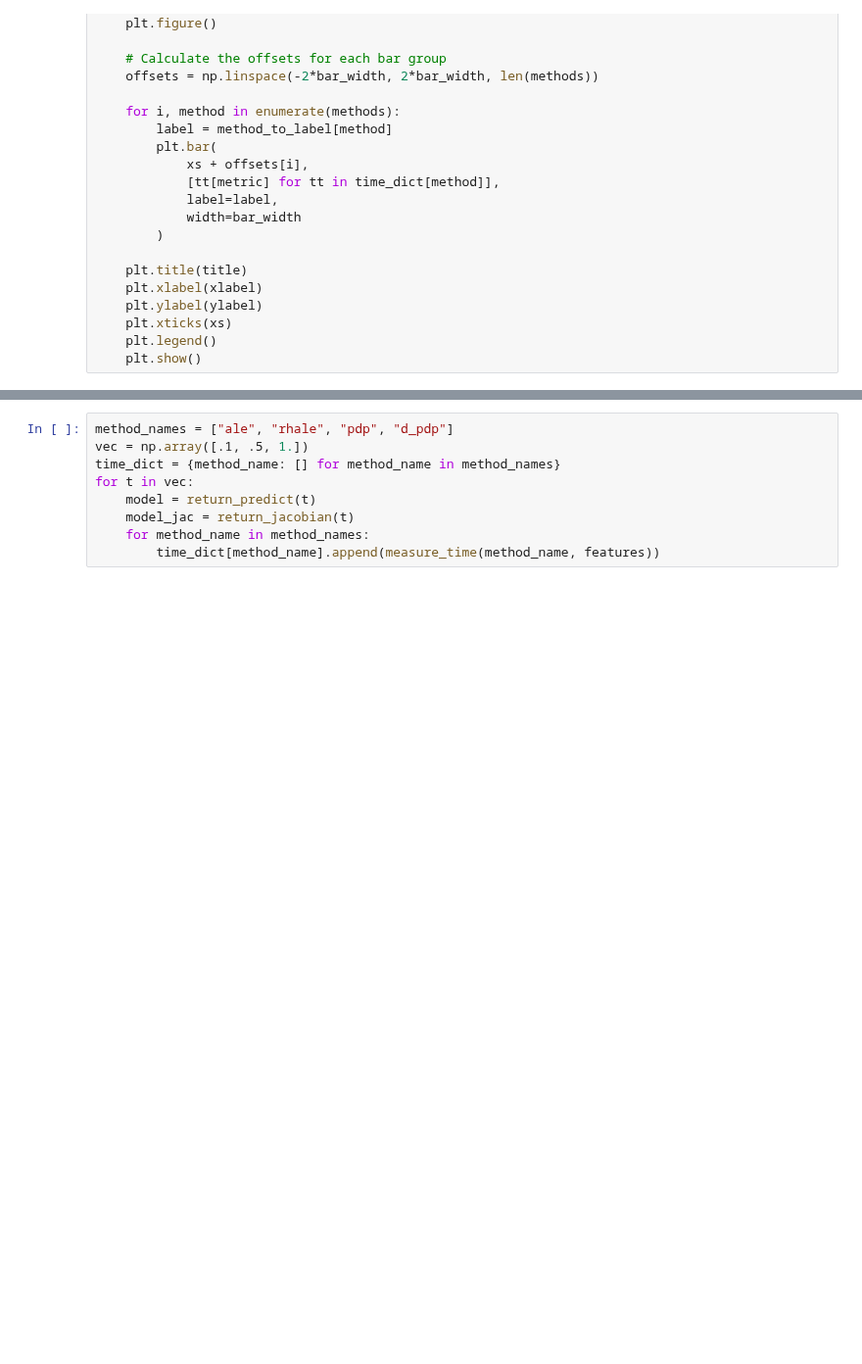
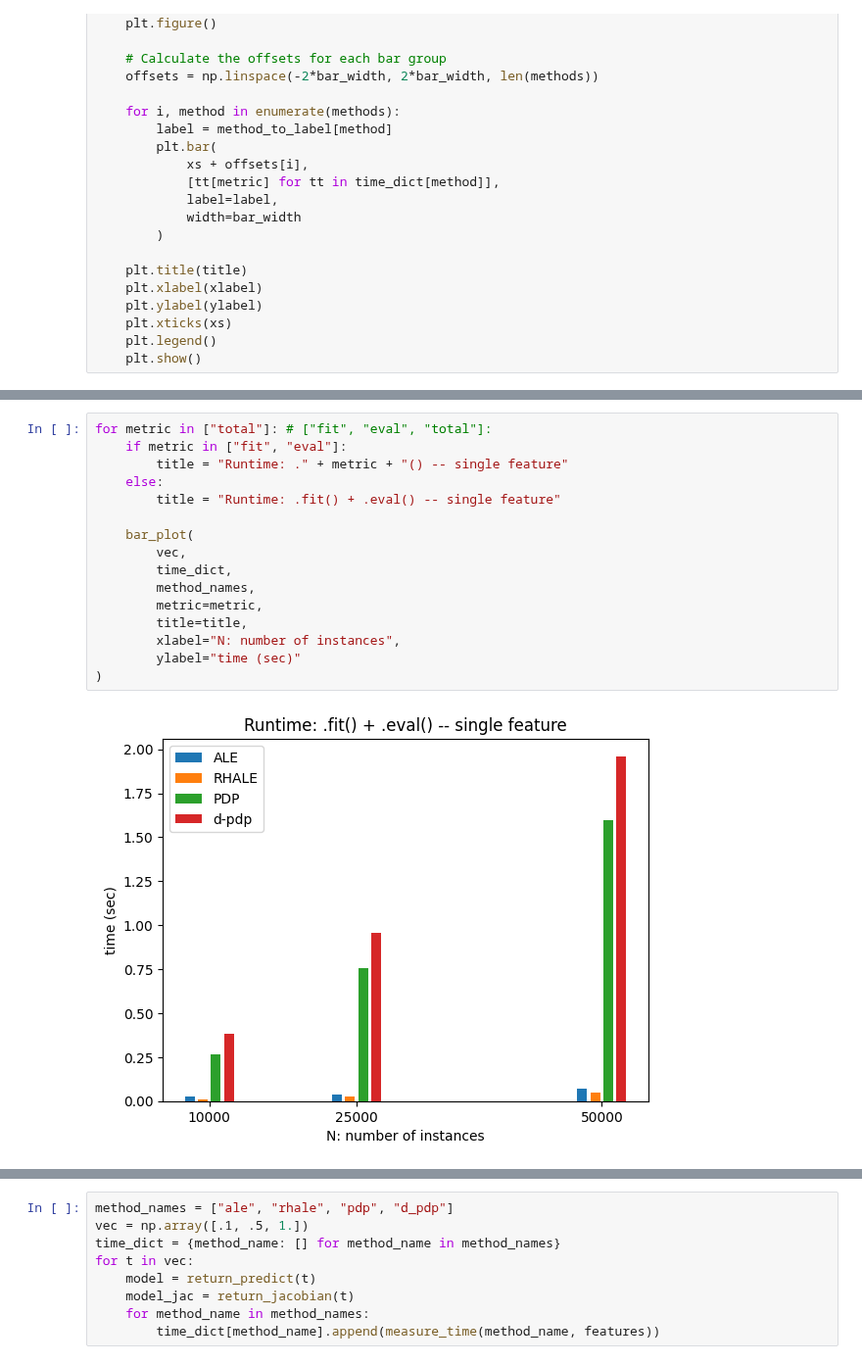
Before and after one commit to givasile/effector, a Jupyter notebook: notebooks/synthetic-examples/06_efficiency_comparison_global.ipynb, the cells around one changed output, grey strips where cells are left out. Shown at 98% size. Drawn from its saved outputs; the diff is of its cells as text; blank space fills up the shorter version.

```diff
--- a/notebooks/synthetic-examples/06_efficiency_comparison_global.ipynb
+++ b/notebooks/synthetic-examples/06_efficiency_comparison_global.ipynb
@@ -150 +162,19 @@ for metric in ["fit", "eval", "total"]:
+# %%
+for metric in ["total"]: # ["fit", "eval", "total"]:
+    if metric in ["fit", "eval"]:
+        title = "Runtime: ." + metric + "() -- single feature"
+    else:
+        title = "Runtime: .fit() + .eval() -- single feature"
+
+    bar_plot(
+        vec,
+        time_dict,
+        method_names,
+        metric=metric,
+        title=title,
+        xlabel="N: number of instances",
+        ylabel="time (sec)"
+)
+# %% [output]
+[figure, added]
 # %% [markdown]
```
Also changed, not shown: parts of 19 cells of this notebook.
